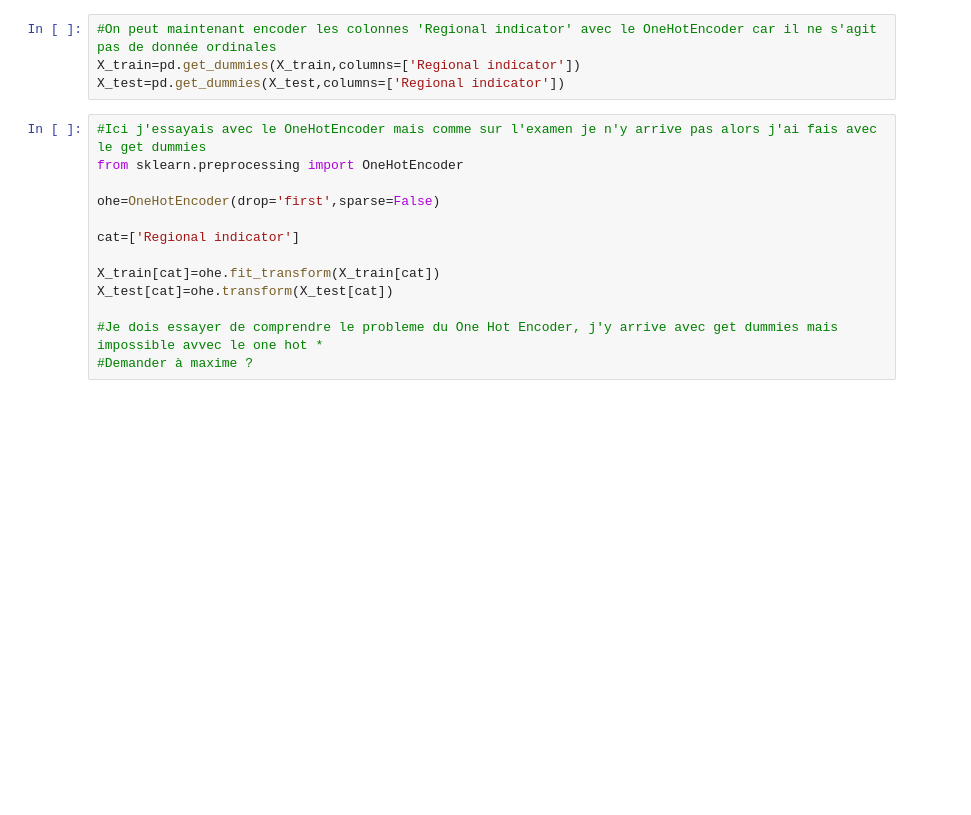
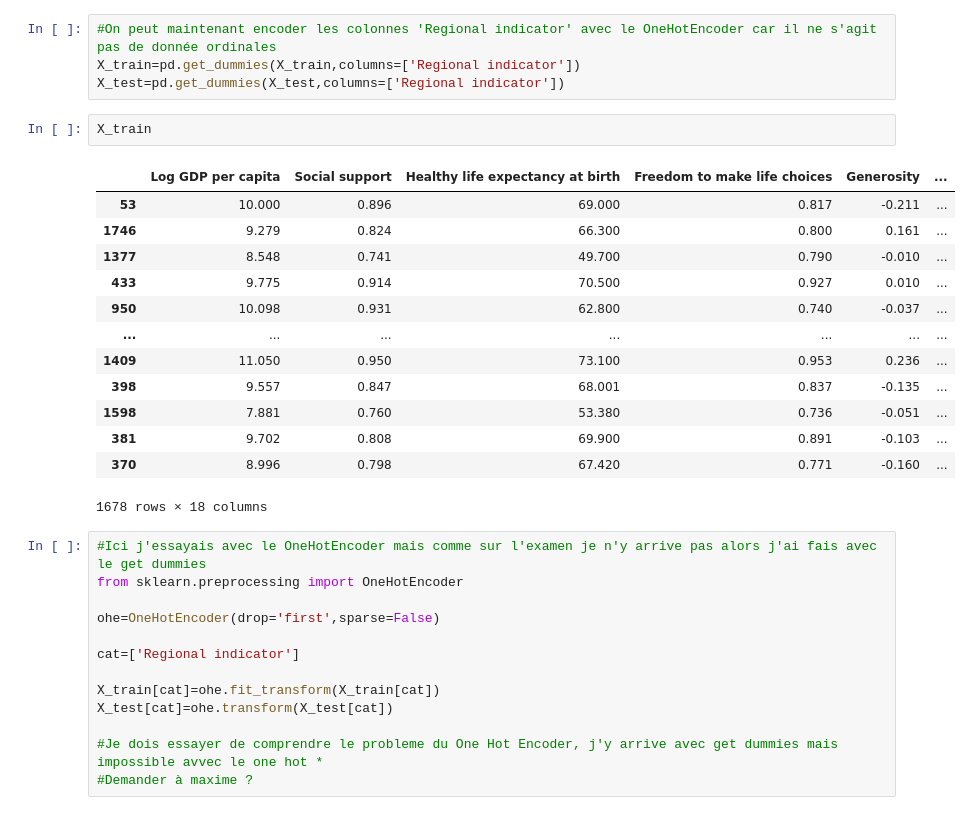
Before and after one commit to SkylerAuraArena/happinessmeter, a Jupyter notebook: notebooks/Victor_Featureengenering.ipynb, the cells around one changed output. Cells and saved outputs as stored; diff of their text form; blank space fills up the shorter version.

```diff
--- a/notebooks/Victor_Featureengenering.ipynb
+++ b/notebooks/Victor_Featureengenering.ipynb
@@ -43,6 +61,22 @@ X_train,X_test,y_train,y_test=train_test_split(df_global2_X,df_global2_y,test_si
 #On peut maintenant encoder les colonnes 'Regional indicator' avec le OneHotEncoder car il ne s'agit pas de donnée ordinales
 X_train=pd.get_dummies(X_train,columns=['Regional indicator'])
 X_test=pd.get_dummies(X_test,columns=['Regional indicator'])
+# %%
+X_train
+# %% [output]
+|  | Log GDP per capita | Social support | Healthy life expectancy at birth | Freedom to make life choices | Generosity | ... |
+| 53 | 10.000 | 0.896 | 69.000 | 0.817 | -0.211 | ... |
+| 1746 | 9.279 | 0.824 | 66.300 | 0.800 | 0.161 | ... |
+| 1377 | 8.548 | 0.741 | 49.700 | 0.790 | -0.010 | ... |
+| 433 | 9.775 | 0.914 | 70.500 | 0.927 | 0.010 | ... |
+| 950 | 10.098 | 0.931 | 62.800 | 0.740 | -0.037 | ... |
+| ... | ... | ... | ... | ... | ... | ... |
+| 1409 | 11.050 | 0.950 | 73.100 | 0.953 | 0.236 | ... |
+| 398 | 9.557 | 0.847 | 68.001 | 0.837 | -0.135 | ... |
+| 1598 | 7.881 | 0.760 | 53.380 | 0.736 | -0.051 | ... |
+| 381 | 9.702 | 0.808 | 69.900 | 0.891 | -0.103 | ... |
+| 370 | 8.996 | 0.798 | 67.420 | 0.771 | -0.160 | ... |
+1678 rows × 18 columns
 # %%
 #Ici j'essayais avec le OneHotEncoder mais comme sur l'examen je n'y arrive pas alors j'ai fais avec le get dummies
 from sklearn.preprocessing import OneHotEncoder
```
Also changed, not shown: parts of 2 cells of this notebook, 5 other files.
